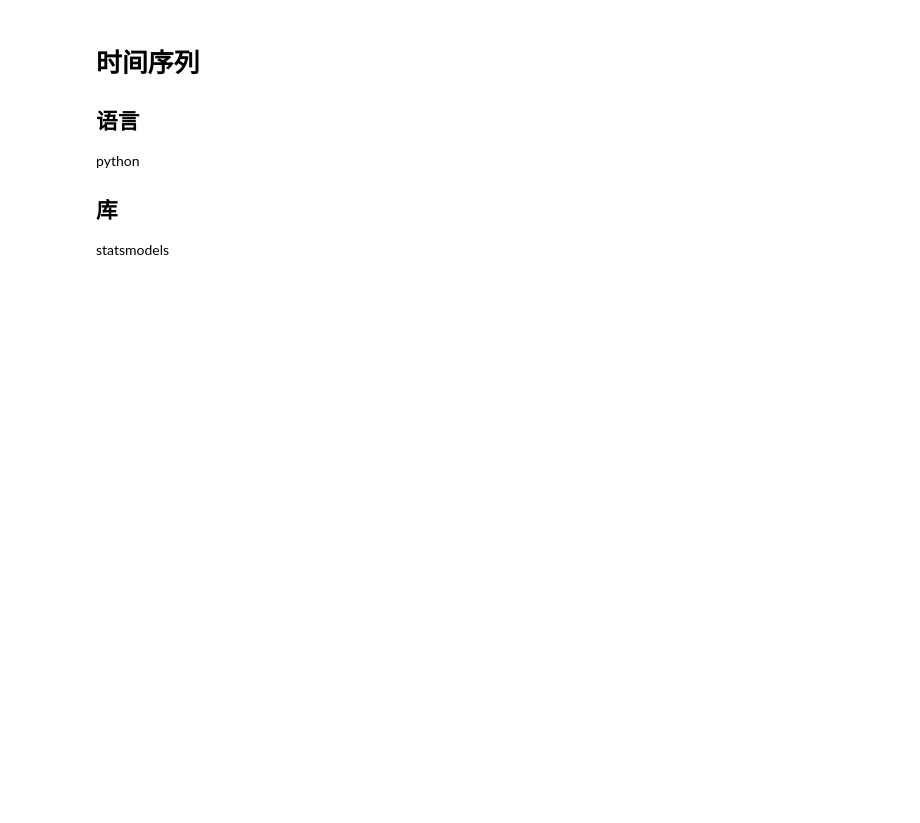
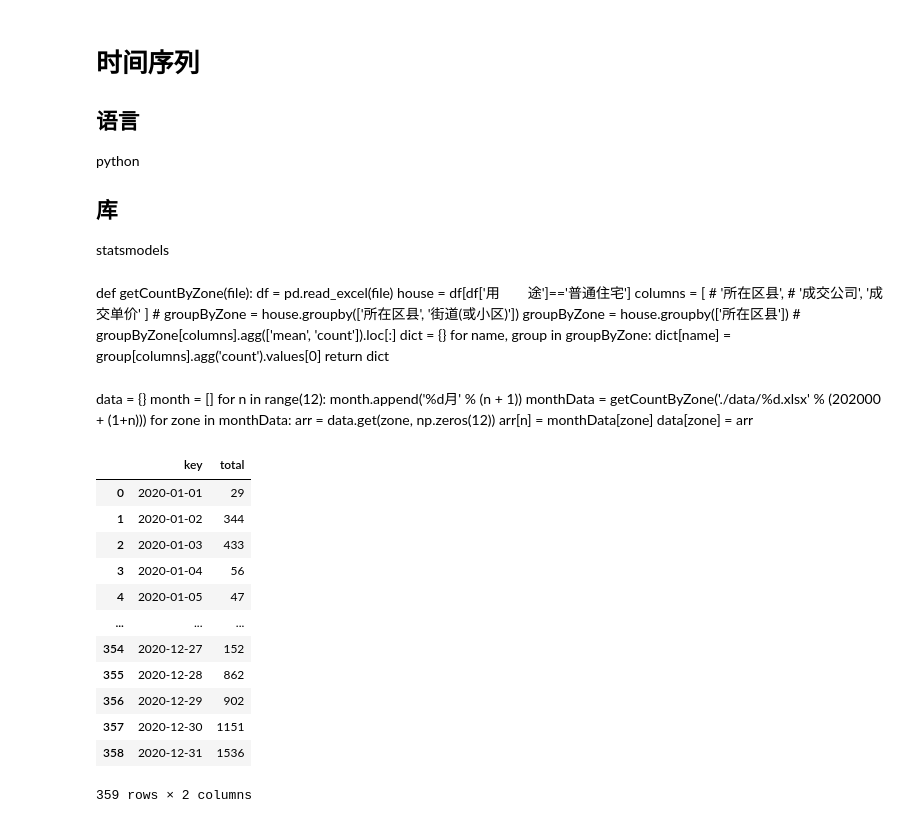
Before and after one commit to thales-ucas/realty, a Jupyter notebook: arma.ipynb, the cells around one changed output. Drawn from its saved outputs; the diff is of its cells as text; code cells hidden in the pictures; blank space fills up the shorter version.

```diff
--- a/arma.ipynb
+++ b/arma.ipynb
@@ -42,0 +18,26 @@ for n in range(12):
+# %% [markdown]
+def getCountByZone(file):
+    df = pd.read_excel(file)
+    house = df[df['用　　途']=='普通住宅']
+    columns = [
+        # '所在区县',
+        # '成交公司',
+        '成交单价'
+    ]
+    # groupByZone = house.groupby(['所在区县', '街道(或小区)'])
+    groupByZone = house.groupby(['所在区县'])
+    # groupByZone[columns].agg(['mean', 'count']).loc[:]
+    dict = {}
+    for name, group in groupByZone:
+        dict[name] = group[columns].agg('count').values[0]
+    return dict
+# %% [markdown]
+data = {}
+month = []
+for n in range(12):
+    month.append('%d月' % (n + 1))
+    monthData = getCountByZone('./data/%d.xlsx' % (202000 + (1+n)))
+    for zone in monthData:
+        arr = data.get(zone, np.zeros(12))
+        arr[n] = monthData[zone]
+        data[zone] = arr
@@ -42,0 +52,20 @@ for n in range(12):
+# %%
+total = df.groupby('成交时间').agg({'成交单价': 'count'})
+total['成交单价'].index
+
+totaldf = pd.DataFrame({ 'key': list(total.index), 'total': list(total.values[:, 0]) })
+totaldf
+# %% [output]
+|  | key | total |
+| 0 | 2020-01-01 | 29 |
+| 1 | 2020-01-02 | 344 |
+| 2 | 2020-01-03 | 433 |
+| 3 | 2020-01-04 | 56 |
+| 4 | 2020-01-05 | 47 |
+| ... | ... | ... |
+| 354 | 2020-12-27 | 152 |
+| 355 | 2020-12-28 | 862 |
+| 356 | 2020-12-29 | 902 |
+| 357 | 2020-12-30 | 1151 |
+| 358 | 2020-12-31 | 1536 |
+359 rows × 2 columns
```
Also changed, not shown: parts of 9 cells of this notebook, 2 other files.
